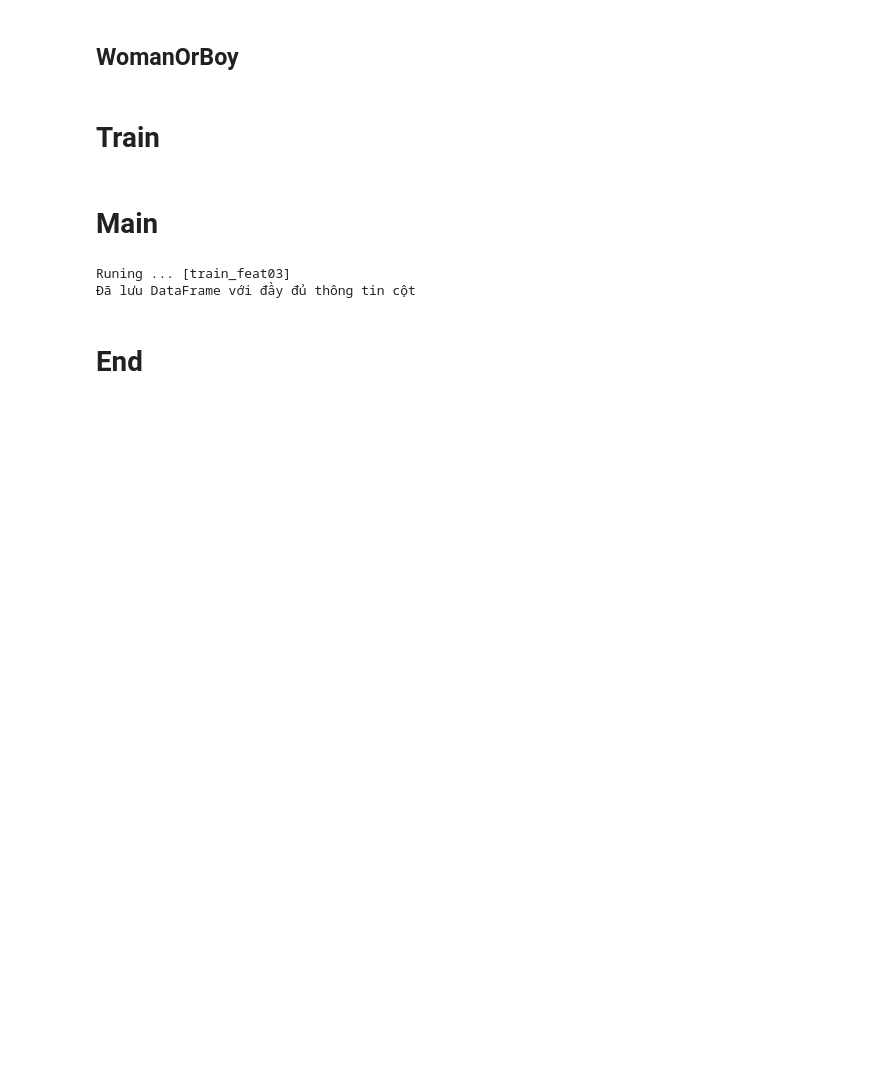
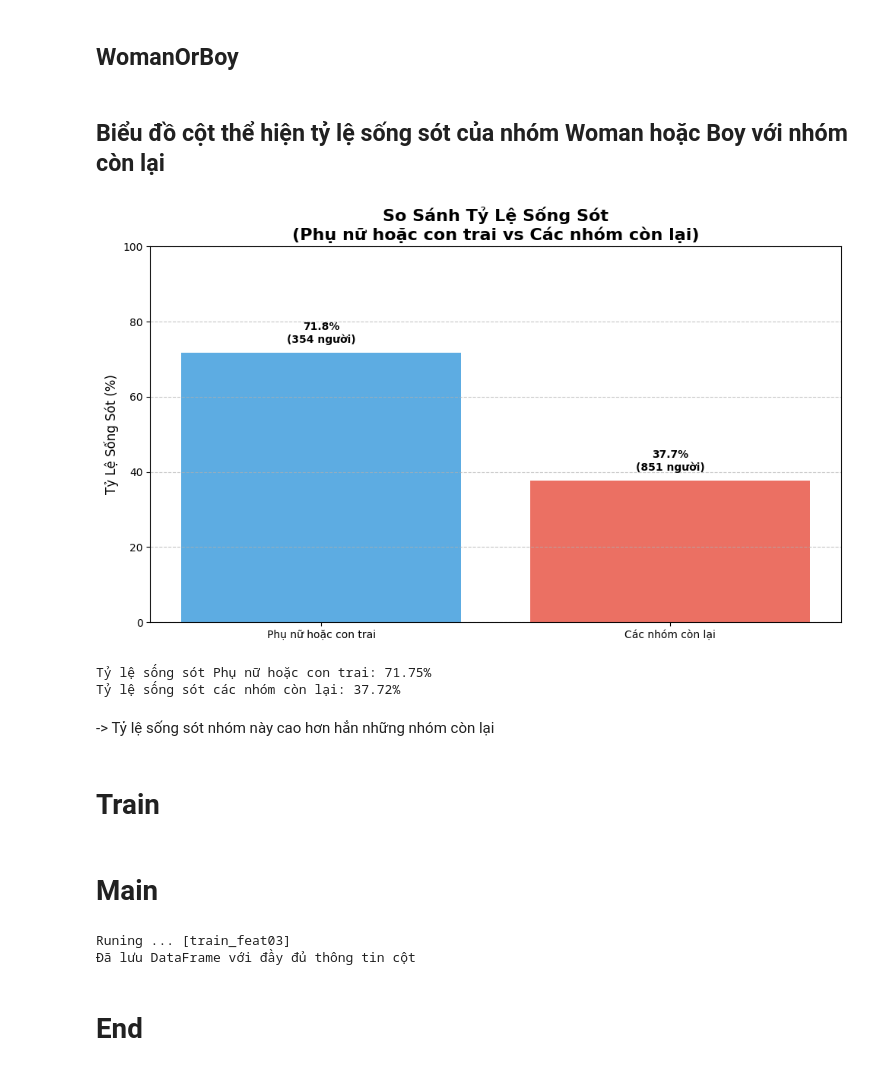
Before and after one commit to minhhailtv6a1/Project_Group_MachineLearning_2025-2026, a Jupyter notebook: Challeng_1_Titanic_Final/process/test_22102025/model/train.ipynb, the cells around one changed output. Cells and saved outputs as stored; diff of their text form; code cells hidden in the pictures; blank space fills up the shorter version.

```diff
--- a/Challeng_1_Titanic_Final/process/test_22102025/model/train.ipynb
+++ b/Challeng_1_Titanic_Final/process/test_22102025/model/train.ipynb
@@ -402,4 +445,51 @@ def is_boy_row(row):
 df_output["Boy"] = df_train.apply(is_boy_row, axis=1)
 # %% [markdown]
 <h2> WomanOrBoy
+# %% [markdown]
+<h2>Biểu đồ cột thể hiện tỷ lệ sống sót của nhóm Woman hoặc Boy với nhóm còn lại
+# %%
+# Tạo nhóm dữ liệu
+woman_boy = df_train[((df_train['Sex'] == 'male') & (df_train['Age'] < 16)) | ((df_train['Sex'] == 'female'))]
+others = df_train[~((df_train['Sex'] == 'male') & ((df_train['Age'] < 16))) | ((df_train['Sex'] == 'female'))]
+
+# Tính tỷ lệ sống sót cho từng nhóm
+rate_woman_boy = woman_boy['Survived'].mean() * 100
+rate_others = others['Survived'].mean() * 100
+
+# Tính số lượng cho từng nhóm
+count_woman_boy = len(woman_boy)
+count_others = len(others)
+
+# Vẽ biểu đồ
+plt.figure(figsize=(10, 6))
+groups = ['Phụ nữ hoặc con trai', 'Các nhóm còn lại']
+rates = [rate_woman_boy, rate_others]
+counts = [count_woman_boy, count_others]
+
+bars = plt.bar(groups, rates, color=['#3498db', '#e74c3c'], alpha=0.8)
+
+plt.title('So Sánh Tỷ Lệ Sống Sót\n(Phụ nữ hoặc con trai vs Các nhóm còn lại)',
+          fontsize=16, fontweight='bold')
+plt.ylabel('Tỷ Lệ Sống Sót (%)', fontsize=12)
+plt.ylim(0, 100)
+
+# Thêm số liệu lên cột
+for i, bar in enumerate(bars):
+    height = bar.get_height()
+    plt.text(bar.get_x() + bar.get_width()/2., height + 2,
+             f'{height:.1f}%\n({counts[i]} người)',
+             ha='center', va='bottom', fontweight='bold', fontsize=10)
+
+plt.grid(axis='y', linestyle='--', alpha=0.7)
+plt.tight_layout()
+plt.show()
+
+print(f"Tỷ lệ sống sót Phụ nữ hoặc con trai: {rate_woman_boy:.2f}%")
+print(f"Tỷ lệ sống sót các nhóm còn lại: {rate_others:.2f}%")
+# %% [output]
+[figure, added]
+Tỷ lệ sống sót Phụ nữ hoặc con trai: 71.75%
+Tỷ lệ sống sót các nhóm còn lại: 37.72%
+# %% [markdown]
+-> Tỷ lệ sống sót nhóm này cao hơn hẳn những nhóm còn lại
 # %%
```
Also changed, not shown: parts of 5 cells of this notebook, 23 other files.
